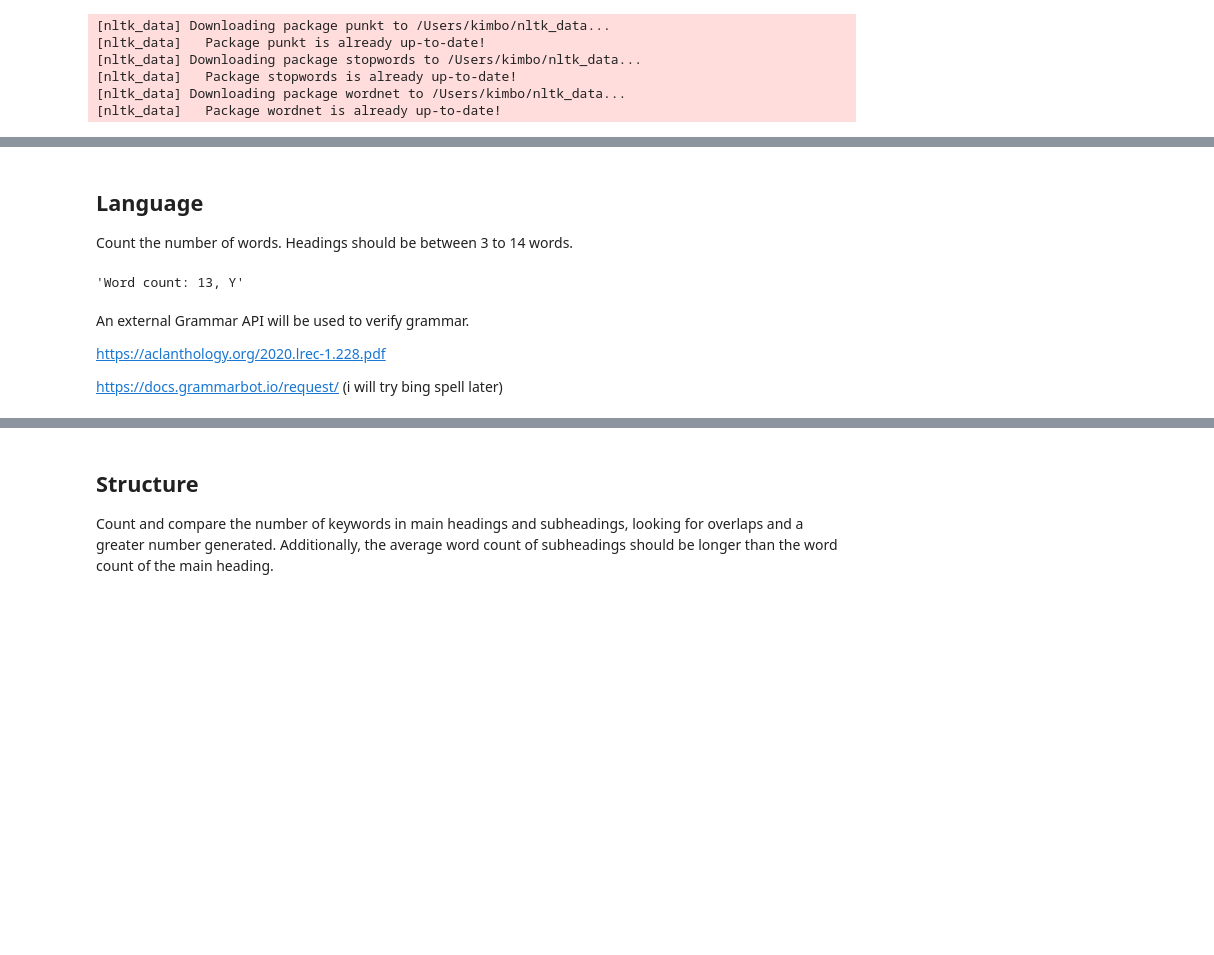
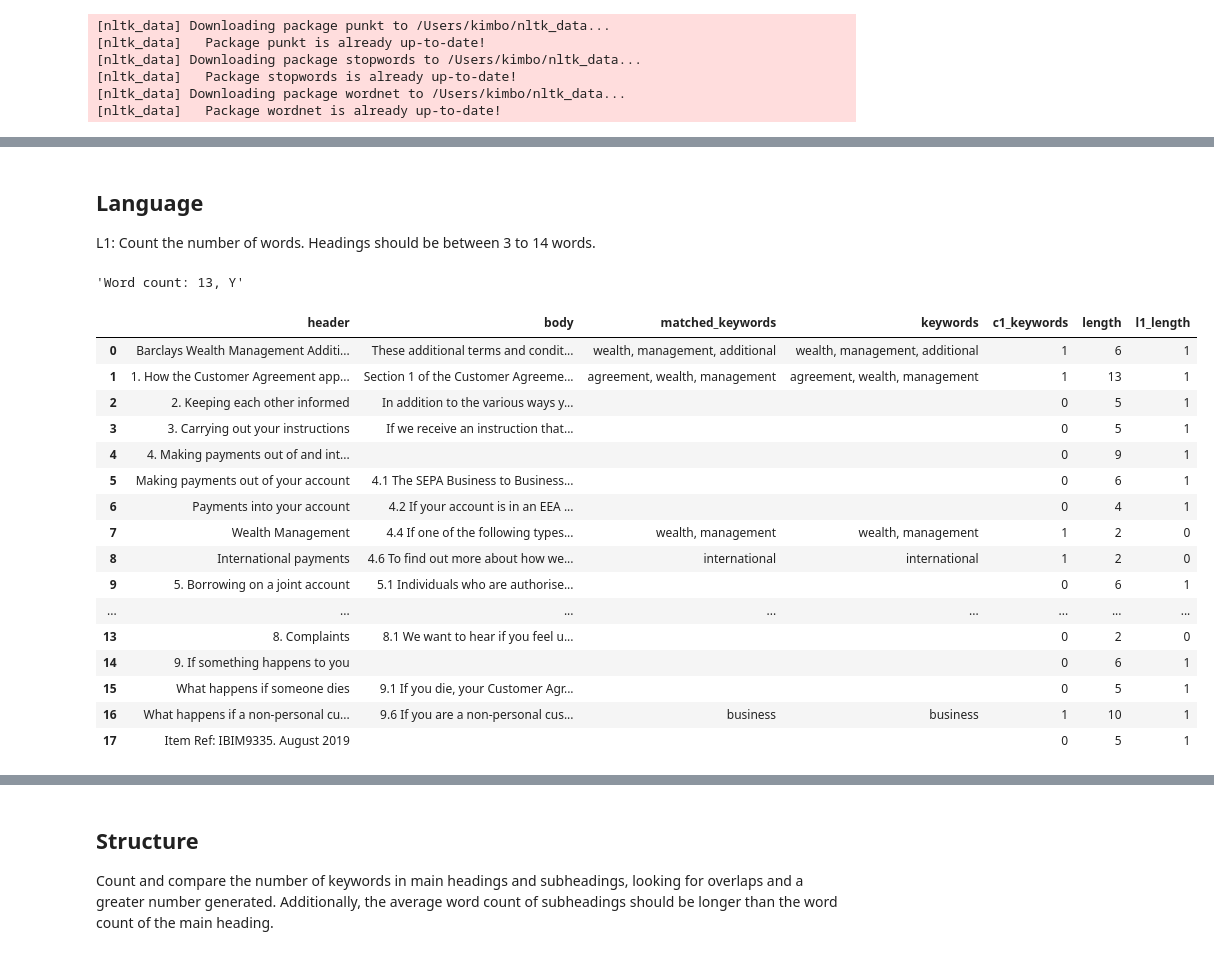
Before and after one commit to chubbypanda121/dissertation, a Jupyter notebook: nlp_header_metrics.ipynb, the cells around one changed output, grey strips where cells are left out. Drawn from its saved outputs; the diff is of its cells as text; code cells hidden in the pictures; blank space fills up the shorter version.

```diff
--- a/nlp_header_metrics.ipynb
+++ b/nlp_header_metrics.ipynb
@@ -195,6 +227,6 @@ Matched keyword(s): banking, customer, agreement
 # %% [markdown]
 ## Language
-Count the number of words. Headings should be between 3 to 14 words.
+L1: Count the number of words. Headings should be between 3 to 14 words.
 # %%
 def header_count(heading):
     num_words = len(heading.split())
@@ -211,6 +240,0 @@ header_count(heading)
-# %% [markdown]
-An external Grammar API will be used to verify grammar.
-
-https://aclanthology.org/2020.lrec-1.228.pdf
-
-https://docs.grammarbot.io/request/ (i will try bing spell later)
@@ -244,0 +241,36 @@ else:
+# %%
+## apply to entire df
+def header_count_df(df):
+
+    wordcount = []
+    wordcount_check = []
+
+    for heading in df['header']:
+        num_words = len(heading.split())
+        wordcount.append(num_words)
+        wordcount_check.append(1 if (num_words >= 3 and num_words <= 14) else 0)
+
+    df['length'] = wordcount
+    df['l1_length'] = wordcount_check
+
+    return df
+# %%
+header_count_df(barclays_header_body)
+# %% [output]
+|  | header | body | matched_keywords | keywords | c1_keywords | length | l1_length |
+| 0 | Barclays Wealth Management Additi... | These additional terms and condit... | wealth, management, additional | wealth, management, additional | 1 | 6 | 1 |
+| 1 | 1. How the Customer Agreement app... | Section 1 of the Customer Agreeme... | agreement, wealth, management | agreement, wealth, management | 1 | 13 | 1 |
+| 2 | 2. Keeping each other informed | In addition to the various ways y... |  |  | 0 | 5 | 1 |
+| 3 | 3. Carrying out your instructions | If we receive an instruction that... |  |  | 0 | 5 | 1 |
+| 4 | 4. Making payments out of and int... |  |  |  | 0 | 9 | 1 |
+| 5 | Making payments out of your account | 4.1 The SEPA Business to Business... |  |  | 0 | 6 | 1 |
+| 6 | Payments into your account | 4.2 If your account is in an EEA ... |  |  | 0 | 4 | 1 |
+| 7 | Wealth Management | 4.4 If one of the following types... | wealth, management | wealth, management | 1 | 2 | 0 |
+| 8 | International payments | 4.6 To find out more about how we... | international | international | 1 | 2 | 0 |
+| 9 | 5. Borrowing on a joint account | 5.1 Individuals who are authorise... |  |  | 0 | 6 | 1 |
+| ... | ... | ... | ... | ... | ... | ... | ... |
+| 13 | 8. Complaints | 8.1 We want to hear if you feel u... |  |  | 0 | 2 | 0 |
+| 14 | 9. If something happens to you |  |  |  | 0 | 6 | 1 |
+| 15 | What happens if someone dies | 9.1 If you die, your Customer Agr... |  |  | 0 | 5 | 1 |
+| 16 | What happens if a non-personal cu... | 9.6 If you are a non-personal cus... | business | business | 1 | 10 | 1 |
+| 17 | Item Ref: IBIM9335. August 2019 |  |  |  | 0 | 5 | 1 |
```
Also changed, not shown: parts of 26 cells of this notebook.
